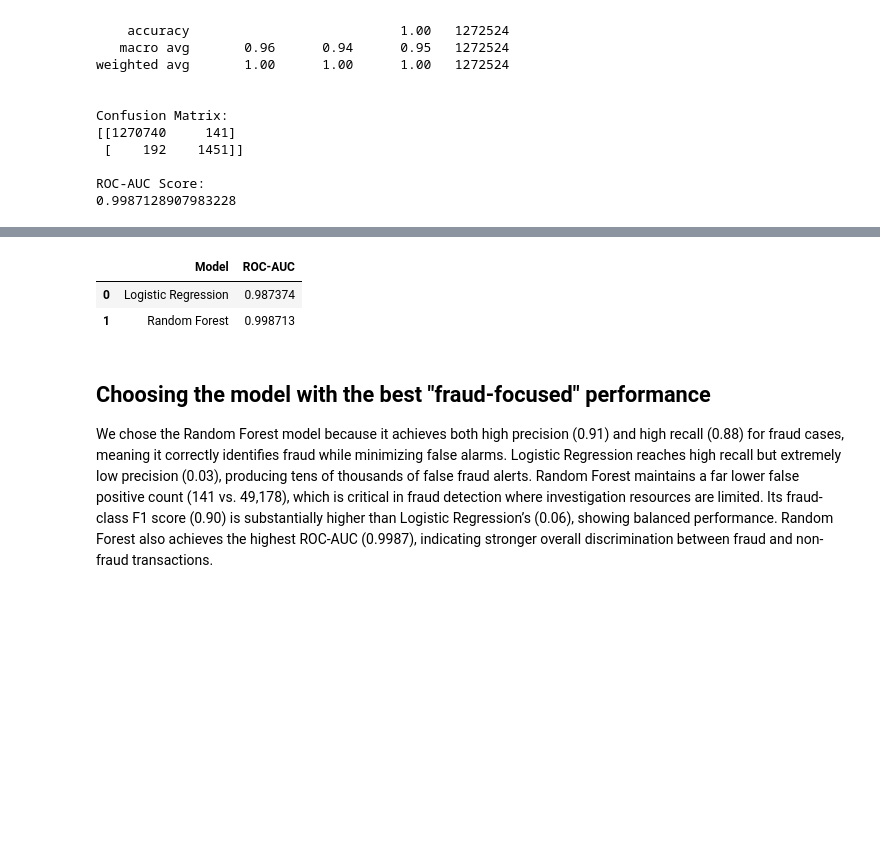
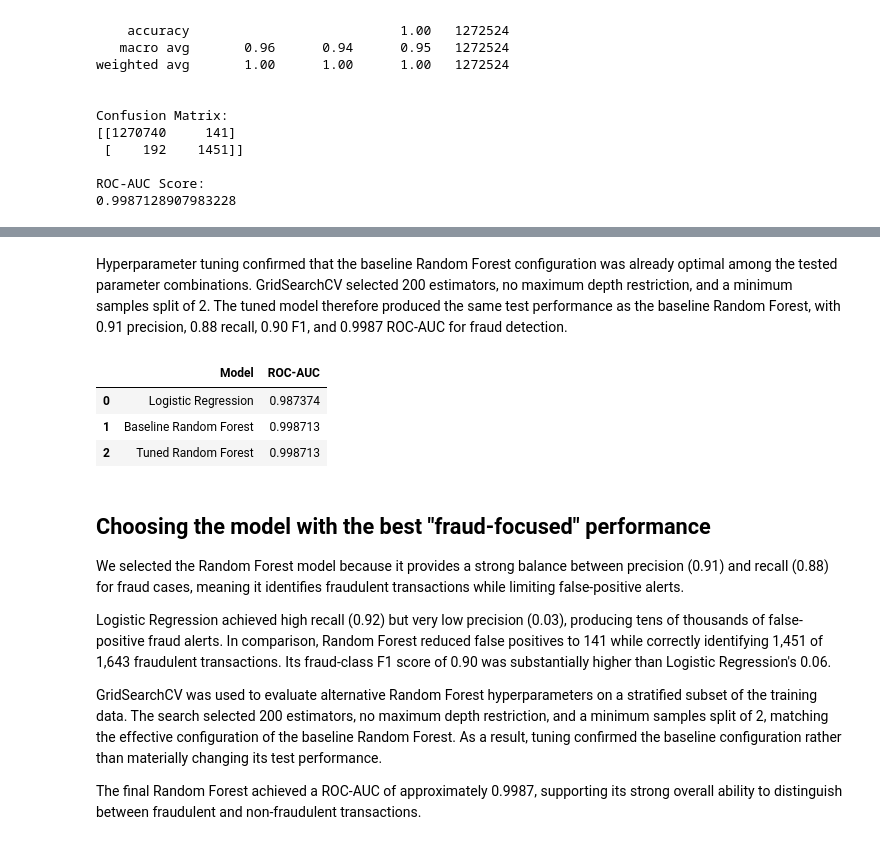
Before and after one commit to D-Sal22/Financial-Fraud-Dataset-1, a Jupyter notebook: notebooks/modeling.ipynb, the cells around one changed output, grey strips where cells are left out. Saved outputs shown, nothing was run; the diff lists cells and outputs as text; code cells hidden in the pictures; blank space fills up the shorter version.

Commit message:
Restored omitted hyperparameter tuning and updated  project documentation

```diff
--- a/notebooks/modeling.ipynb
+++ b/notebooks/modeling.ipynb
@@ -165,0 +193,25 @@ ROC-AUC Score:
+# %%
+#Defined a focused Random Forest parameter grid
+
+param_grid = {
+    "n_estimators": [100, 200],
+    "max_depth": [None, 20],
+    "min_samples_split": [2, 10]
+}
+
+rf_grid_base = RandomForestClassifier(
+    class_weight="balanced",
+    random_state=42,
+    n_jobs=-1
+)
+
+grid_search = GridSearchCV(
+    estimator=rf_grid_base,
+    param_grid=param_grid,
+    scoring="f1",
+    cv=3,
+    n_jobs=-1,
+    verbose=2
+)
+
+grid_search.fit(X_tune, y_tune)
@@ -165,0 +241,14 @@ ROC-AUC Score:
+# %%
+# Trained the tuned Random Forest on the full training set
+
+tuned_rf = RandomForestClassifier(
+    **grid_search.best_params_,
+    class_weight="balanced",
+    random_state=42,
+    n_jobs=-1
+)
+
+tuned_rf.fit(X_train, y_train)
+
+tuned_rf_pred = tuned_rf.predict(X_test)
+tuned_rf_proba = tuned_rf.predict_proba(X_test)[:, 1]
@@ -166,20 +284,30 @@ ROC-AUC Score:
+# %% [markdown]
+Hyperparameter tuning confirmed that the baseline Random Forest configuration was already optimal among the tested parameter combinations. GridSearchCV selected 200 estimators, no maximum depth restriction, and a minimum samples split of 2. The tuned model therefore produced the same test performance as the baseline Random Forest, with 0.91 precision, 0.88 recall, 0.90 F1, and 0.9987 ROC-AUC for fraud detection.
 # %%
 #Model Comparison
 
 results = pd.DataFrame({
-    "Model": ["Logistic Regression", "Random Forest"],
+    "Model": ["Logistic Regression", " Baseline Random Forest", "Tuned Random Forest"],
     "ROC-AUC": [
         roc_auc_score(y_test, log_proba),
-        roc_auc_score(y_test, rf_proba)
+        roc_auc_score(y_test, rf_proba),
+        roc_auc_score(y_test, tuned_rf_proba)
     ]
 })
 
 results
 # %% [output]
 |  | Model | ROC-AUC |
 | 0 | Logistic Regression | 0.987374 |
-| 1 | Random Forest | 0.998713 |
+| 1 | Baseline Random Forest | 0.998713 |
+| 2 | Tuned Random Forest | 0.998713 |
 # %% [markdown]
 ## Choosing the model with the best "fraud-focused" performance
 
-We chose the Random Forest model because it achieves both high precision (0.91) and high recall (0.88) for fraud cases, meaning it correctly identifies fraud while minimizing false alarms. Logistic Regression reaches high recall but extremely low precision (0.03), producing tens of thousands of false fraud alerts. Random Forest maintains a far lower false positive count (141 vs. 49,178), which is critical in fraud detection where investigation resources are limited. Its fraud-class F1 score (0.90) is substantially higher than Logistic Regression’s (0.06), showing balanced performance. Random Forest also achieves the highest ROC-AUC (0.9987), indicating stronger overall discrimination between fraud and non-fraud transactions.
+We selected the Random Forest model because it provides a strong balance between precision (0.91) and recall (0.88) for fraud cases, meaning it identifies fraudulent transactions while limiting false-positive alerts.
+
+Logistic Regression achieved high recall (0.92) but very low precision (0.03), producing tens of thousands of false-positive fraud alerts. In comparison, Random Forest reduced false positives to 141 while correctly identifying 1,451 of 1,643 fraudulent transactions. Its fraud-class F1 score of 0.90 was substantially higher than Logistic Regression's 0.06.
+
+GridSearchCV was used to evaluate alternative Random Forest hyperparameters on a stratified subset of the training data. The search selected 200 estimators, no maximum depth restriction, and a minimum samples split of 2, matching the effective configuration of the baseline Random Forest. As a result, tuning confirmed the baseline configuration rather than materially changing its test performance.
+
+The final Random Forest achieved a ROC-AUC of approximately 0.9987, supporting its strong overall ability to distinguish between fraudulent and non-fraudulent transactions.
```
Also changed, not shown: parts of 7 cells of this notebook, 5 other files.
